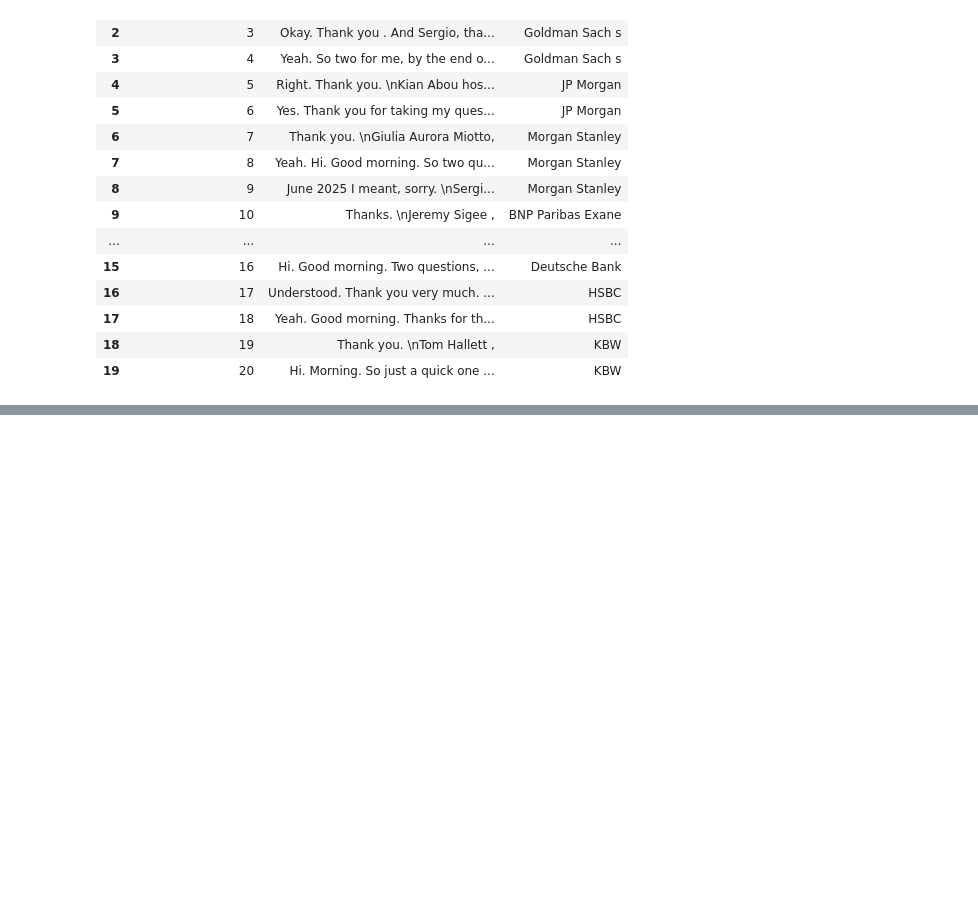
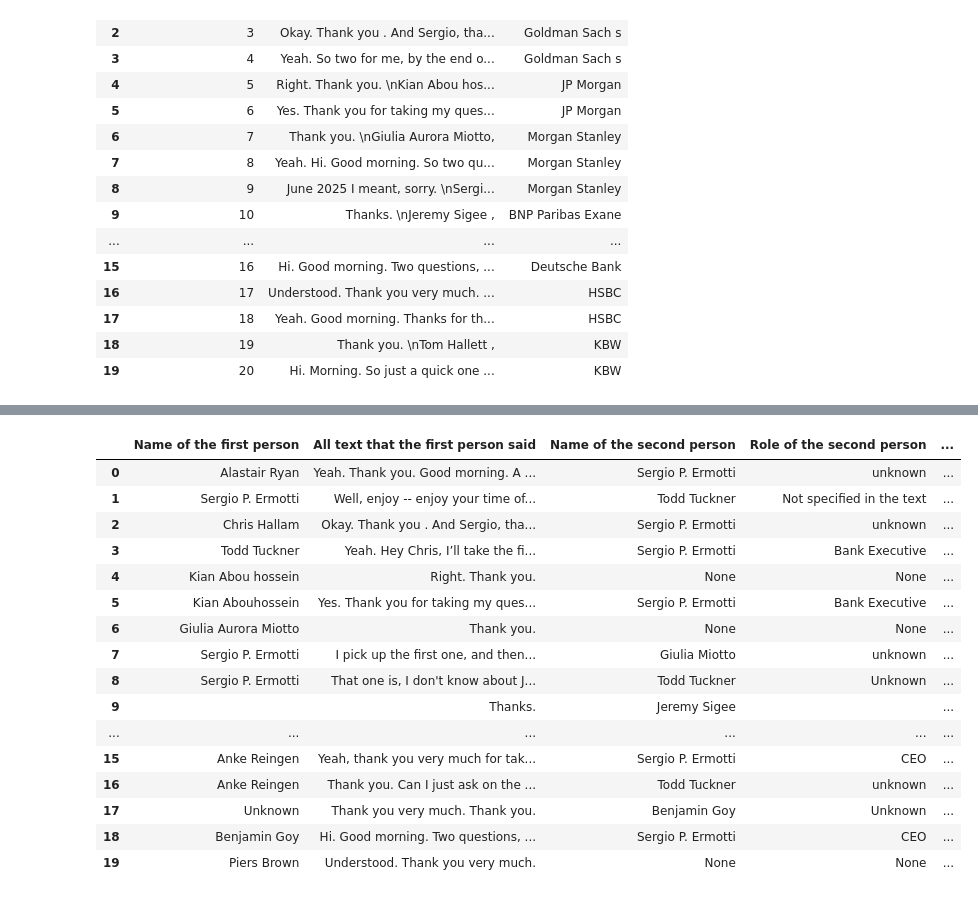
Before and after one commit to sheldonkemper/bank_of_england, a Jupyter notebook: notebooks/processed/ct_preprocessing_ubs_gpt4.ipynb, the cells around one changed output, grey strips where cells are left out. Drawn from its saved outputs; the diff is of its cells as text; code cells hidden in the pictures; blank space fills up the shorter version.

```diff
--- a/notebooks/processed/ct_preprocessing_ubs_gpt4.ipynb
+++ b/notebooks/processed/ct_preprocessing_ubs_gpt4.ipynb
@@ -308,39 +294,38 @@ print(bank_name_list)
 def extract_bank_segments(qna_dataset, list_bank):
 
     """
-    Processes the qna_dataset to extract text between consecutive occurrences of the word Bank of America.
+    Processes the qna_dataset to extract text between consecutive occurrences of the word lists of bank.
 
     Steps:
-      1. Check if the word Bank of America exists in the text.
-      2. Find all occurrences of Bank of America.
-      3. Extract text between each consecutive pair of Bank of America occurrences.
+      1. Check if the word lists of bank exists in the text.
+      2. Find all occurrences of lists of bank.
+      3. Extract text between each consecutive pair of lists of bank occurrences.
       4. Create a DataFrame with two columns:
          - 'Question_Number': a count starting at 1.
          - 'Text': the text between consecutive occurrences.
 
     Parameters:
-        qna_dataset (str): The input text containing multiple occurrences of Bank of America.
+        qna_dataset (str): The input text containing multiple occurrences of lists of bank.
 
     Returns:
         pd.DataFrame: A DataFrame with the extracted segments.
     """
     # Step 1: Check if banks exist in the dataset.
     matches = []
-    #for i in range(len(list_bank)):
     for i in range(len(list_bank)):
       if list_bank[i] not in qna_dataset:
             print(list_bank[i])
             print(f"The word '{list_bank[i]}' is not found in the dataset.")
             return pd.DataFrame(columns=["Question_Number", "Text"])
 
-    # Step 2: Find all occurrences of 'Bank of America'
+    # Step 2: Find all occurrences of 'lists of bank'
     for i in range(len(list_bank)):
       match_bank = list(re.finditer(re.escape(list_bank[i]), qna_dataset))
       matches.extend(match_bank)
     print(matches)
     # Check if there are at least two occurrences to form a segment.
     if len(matches) < 2:
-        print("Not enough occurrences of 'Bank of America' to extract segments.")
+        print("Not enough occurrences of 'lists of bank' to extract segments.")
         return pd.DataFrame(columns=["Question_Number", "Text"])
     segments = []
     # Step 3: Extract text between consecutive occurrences.
@@ -426,10 +416,9 @@ def extract_info(text):
     - All text that the second person said
     """
     prompt = f"""
-    The text is conversation between two people. Please Extract the following information from the text below:
+    The text column is conversation between two people. Please Extract the following information from the text below:
 
     - Name of the first person
-    - Name of bank
     - All text that the first person said
     - Name of the second person
     - Role of the second person
@@ -462,7 +451,6 @@ def extract_info(text):
         # Return a dictionary with None values in case of error
         result = {
             "Name of the first person": None,
-            "Name of bank": None,
             "All text that the first person said": None,
             "Name of the second person": None,
             "Role of the second person": None,
@@ -491,3 +495,24 @@ qna_text
+# %%
+processed_df["Bank"]=result_df["Bank"]
+processed_df.head(20)
+# %% [output]
+|  | Name of the first person | All text that the first person said | Name of the second person | Role of the second person | ... |
+| 0 | Alastair Ryan | Yeah. Thank you. Good morning. A ... | Sergio P. Ermotti | unknown | ... |
+| 1 | Sergio P. Ermotti | Well, enjoy -- enjoy your time of... | Todd Tuckner | Not specified in the text | ... |
+| 2 | Chris Hallam | Okay. Thank you . And Sergio, tha... | Sergio P. Ermotti | unknown | ... |
+| 3 | Todd Tuckner | Yeah. Hey Chris, I’ll take the fi... | Sergio P. Ermotti | Bank Executive | ... |
+| 4 | Kian Abou hossein | Right. Thank you. | None | None | ... |
+| 5 | Kian Abouhossein | Yes. Thank you for taking my ques... | Sergio P. Ermotti | Bank Executive | ... |
+| 6 | Giulia Aurora Miotto | Thank you. | None | None | ... |
+| 7 | Sergio P. Ermotti | I pick up the first one, and then... | Giulia Miotto | unknown | ... |
+| 8 | Sergio P. Ermotti | That one is, I don't know about J... | Todd Tuckner | Unknown | ... |
+| 9 |  | Thanks. | Jeremy Sigee |  | ... |
+| ... | ... | ... | ... | ... | ... |
+| 15 | Anke Reingen | Yeah, thank you very much for tak... | Sergio P. Ermotti | CEO | ... |
+| 16 | Anke Reingen | Thank you. Can I just ask on the ... | Todd Tuckner | unknown | ... |
+| 17 | Unknown | Thank you very much. Thank you. | Benjamin Goy | Unknown | ... |
+| 18 | Benjamin Goy | Hi. Good morning. Two questions, ... | Sergio P. Ermotti | CEO | ... |
+| 19 | Piers Brown | Understood. Thank you very much. | None | None | ... |
 # %%
 processed_df.info()
 # %%
```
Also changed, not shown: parts of 13 cells of this notebook.
